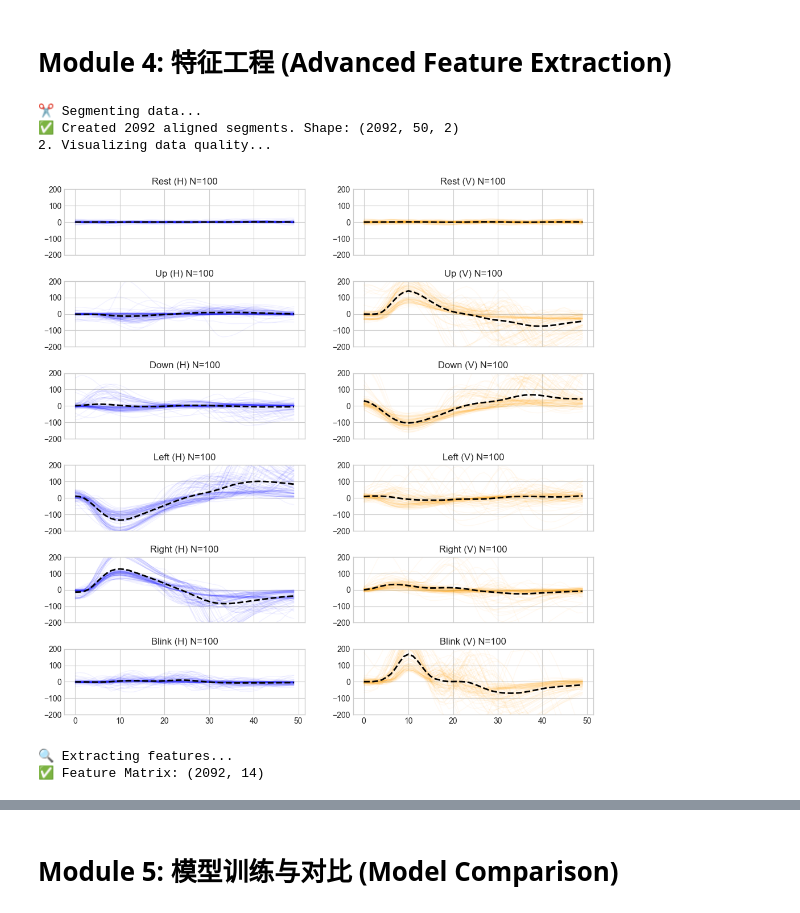
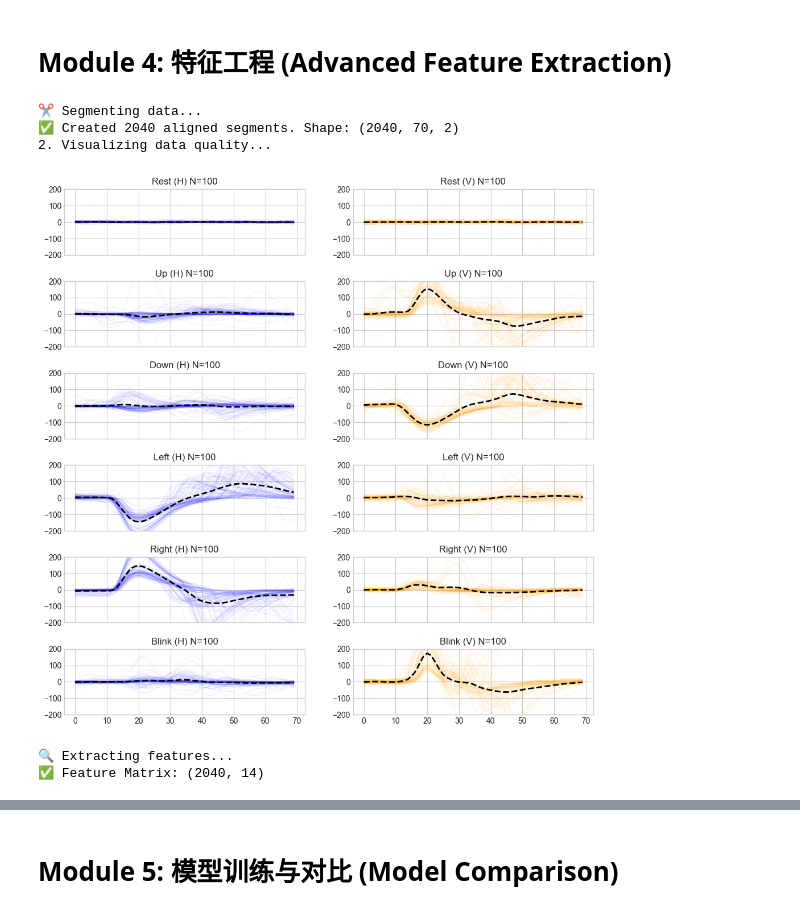
Before and after one commit to Tasselszcx/AML_lab_gitpull, a Jupyter notebook: model_training_pipeline.ipynb, the cells around one changed output, grey strips where cells are left out. Cells and saved outputs as stored; diff of their text form; code cells hidden in the pictures.

```diff
--- a/model_training_pipeline.ipynb
+++ b/model_training_pipeline.ipynb
@@ -31,8 +31,12 @@ print("✅ Libraries Imported Successfully")
 DATA_PATH = "data/EOG_data"  # 请确保您的数据在这个目录下
 CLASSES = ["Rest", "Up", "Down", "Left", "Right", "Blink"]
 TARGET_FS = 50   # 目标采样率 50Hz
-WINDOW_SIZE = 50 # 窗口大小 (1秒)
+#WINDOW_SIZE = 50 # 窗口大小 (1秒)
 STEP_SIZE = 10   # (仅用于Rest的滑动步长)
+# 修改后的参数建议
+PRE_BUFFER = 25    # 从 10 增加到 25 (0.5秒)，确保能抓到动作发生前的情况
+#WINDOW_SIZE = 60   # 稍微拉长窗口，给回弹留空间 (1.2秒)
+HEIGHT_THRES = 60  # 降低门槛，优先保证“抓得到”
 # %% [markdown]
 # Module 2: 数据载入 (Data Loading)
 # %%
@@ -149,9 +153,14 @@ def segment_data_by_peaks_final(data_list, label_list):
     segments = []
     labels = []
 
-    PRE_BUFFER = 10    # 峰值前留 10 个点 (200ms)
-    HEIGHT_THRES = 60  # 阈值可以稍微调低一点，防止漏掉微弱动作
-    DISTANCE = 40      # 峰值间距
+
+    # ==== 🌟 分方向阈值配置 ====
+    H_THRES = 50  # 水平方向 (Left, Right)
+    V_THRES = 50  # 垂直方向 (Up, Down, Blink) 调低到 45
+
+    PRE_BUFFER = 20
+    WINDOW_SIZE = 70
+    DISTANCE = 40
 
     for i, data in enumerate(data_list):
         label_idx = label_list[i]
@@ -177,20 +186,20 @@ def segment_data_by_peaks_final(data_list, label_list):
         # 🌟 重点修改区：极性校对
         if label_name == "Left":
             # 根据你说“左看先向下”，所以找负峰值
-            p, _ = find_peaks(-data[:, 0], height=HEIGHT_THRES, distance=DISTANCE)
+            p, _ = find_peaks(-data[:, 0], height=H_THRES, distance=DISTANCE)
             target_peaks = p
         elif label_name == "Right":
             # 右看找正峰值
-            p, _ = find_peaks(data[:, 0], height=HEIGHT_THRES, distance=DISTANCE)
+            p, _ = find_peaks(data[:, 0], height=H_THRES, distance=DISTANCE)
             target_peaks = p
         elif label_name == "Up":
-            p, _ = find_peaks(data[:, 1], height=HEIGHT_THRES, distance=DISTANCE)
+            p, _ = find_peaks(data[:, 1], height=V_THRES, distance=DISTANCE)
             target_peaks = p
         elif label_name == "Down":
-            p, _ = find_peaks(-data[:, 1], height=HEIGHT_THRES, distance=DISTANCE)
+            p, _ = find_peaks(-data[:, 1], height=V_THRES, distance=DISTANCE)
             target_peaks = p
         elif label_name == "Blink":
-            p, _ = find_peaks(data[:, 1], height=HEIGHT_THRES, distance=DISTANCE)
+            p, _ = find_peaks(data[:, 1], height=V_THRES, distance=DISTANCE)
             target_peaks = p
 
         # 3. 执行切分
@@ -227,35 +236,35 @@ def inspect_data_quality(X_segments, y_labels, class_names, num_samples=100):
 
     for idx, label_id in enumerate(unique_labels):
         indices = np.where(y_labels == label_id)[0]
         if len(indices) > num_samples:
             indices = np.random.choice(indices, num_samples, replace=False)
 
         current_data = X_segments[indices]
         class_name = class_names[label_id] if label_id < len(class_names) else str(label_id)
 
         # Horizontal
         ax_h = axes[idx, 0]
         ax_h.plot(current_data[:, :, 0].T, color='blue', alpha=0.05, linewidth=1)
         ax_h.plot(np.mean(current_data[:, :, 0], axis=0), color='black', linewidth=2, linestyle='--')
         ax_h.set_title(f"{class_name} (H) N={len(indices)}")
         ax_h.set_ylim(-200, 200)
 
         # Vertical
         ax_v = axes[idx, 1]
         ax_v.plot(current_data[:, :, 1].T, color='orange', alpha=0.05, linewidth=1)
         ax_v.plot(np.mean(current_data[:, :, 1], axis=0), color='black', linewidth=2, linestyle='--')
         ax_v.set_title(f"{class_name} (V) N={len(indices)}")
         ax_v.set_ylim(-200, 200)
     plt.show()
 
 # 调用画图
 my_classes = ["Rest", "Up", "Down", "Left", "Right", "Blink"]
 inspect_data_quality(X_segments, y_segments, my_classes)
 # %% [output]
 ✂️ Segmenting data...
-✅ Created 2092 aligned segments. Shape: (2092, 50, 2)
+✅ Created 2040 aligned segments. Shape: (2040, 70, 2)
 2. Visualizing data quality...
-[figure, old version]
+[figure, new version]
 # %%
 def extract_features(segments):
     X_feat = []
@@ -292,7 +301,7 @@ y_labels = y_segments # 标签直接复用
 print(f"✅ Feature Matrix: {X_features.shape}")
 # %% [output]
 🔍 Extracting features...
-✅ Feature Matrix: (2092, 14)
+✅ Feature Matrix: (2040, 14)
 # %%
 
 import matplotlib.pyplot as plt
```
Also changed, not shown: parts of 5 cells of this notebook, 7 other files.
